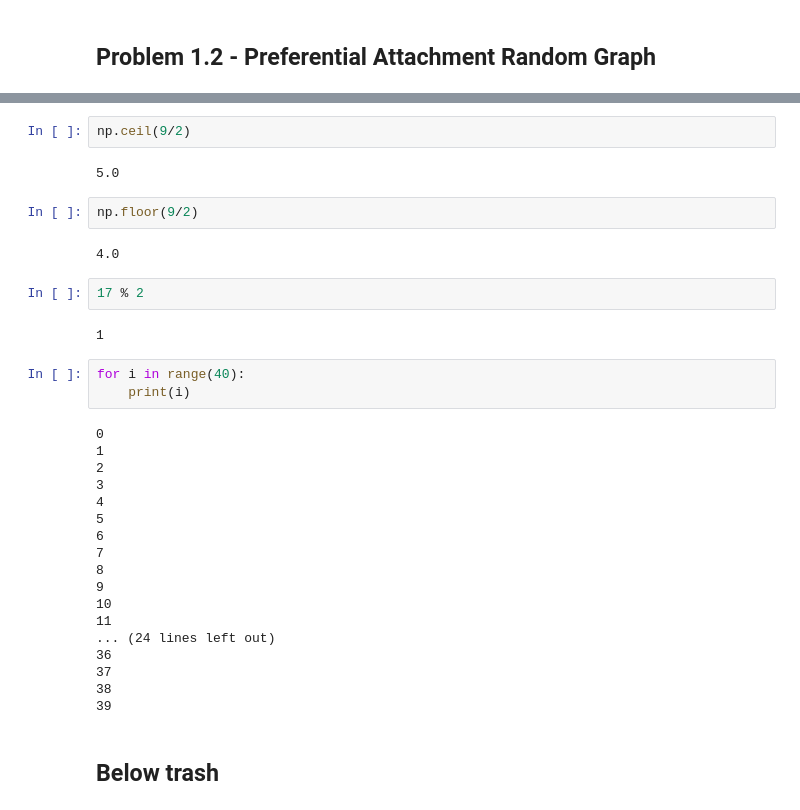
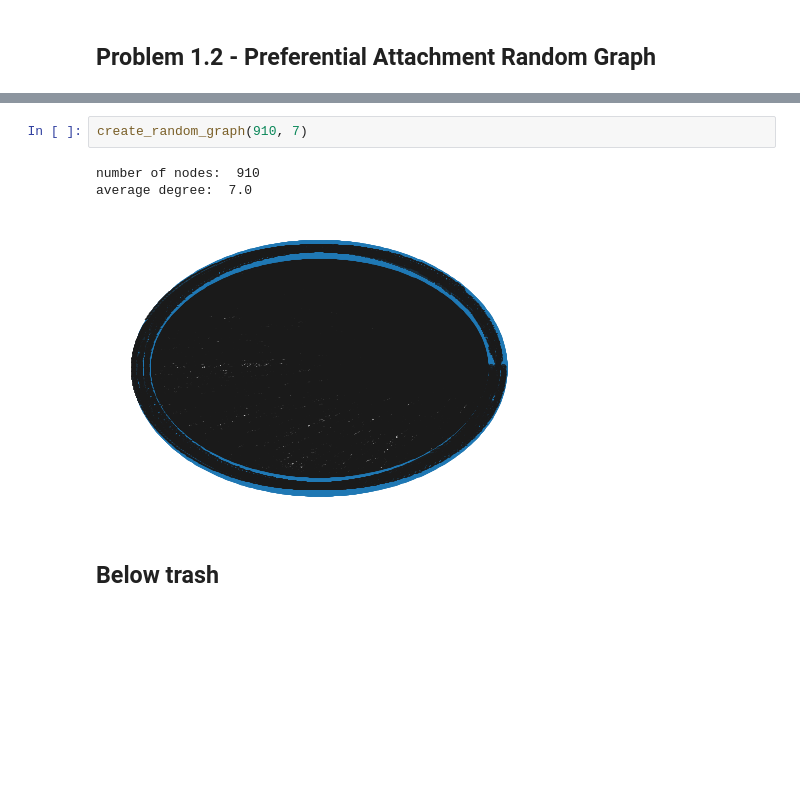
Before and after one commit to fabioeterno/Network_Homework, a Jupyter notebook: Homework3/Hw3.ipynb, the cells around one changed output, grey strips where cells are left out. Drawn from its saved outputs; the diff is of its cells as text; blank space fills up the shorter version.

Commit message:
req 1.2 implemented
generation of a random graph given a number of node n and the average degree k

```diff
--- a/Homework3/Hw3.ipynb
+++ b/Homework3/Hw3.ipynb
@@ -211,36 +185,9 @@ print(len(GPA))
-# %%
-np.ceil(9/2)
-# %% [output]
-5.0
-# %%
-np.floor(9/2)
-# %% [output]
-4.0
-# %%
-17 % 2
-# %% [output]
-1
-# %%
-for i in range(40):
-    print(i)
-# %% [output]
-0
-1
-2
-3
-4
-5
-6
-7
-8
-9
-10
-11
-... (24 lines left out)
-36
-37
-38
-39
+# %%
+create_random_graph(910, 7)
+# %% [output]
+number of nodes:  910
+average degree:  7.0
+[figure, added]
 # %% [markdown]
 ## Below trash
 # %%
```
Also changed, not shown: parts of 1 cell of this notebook.
